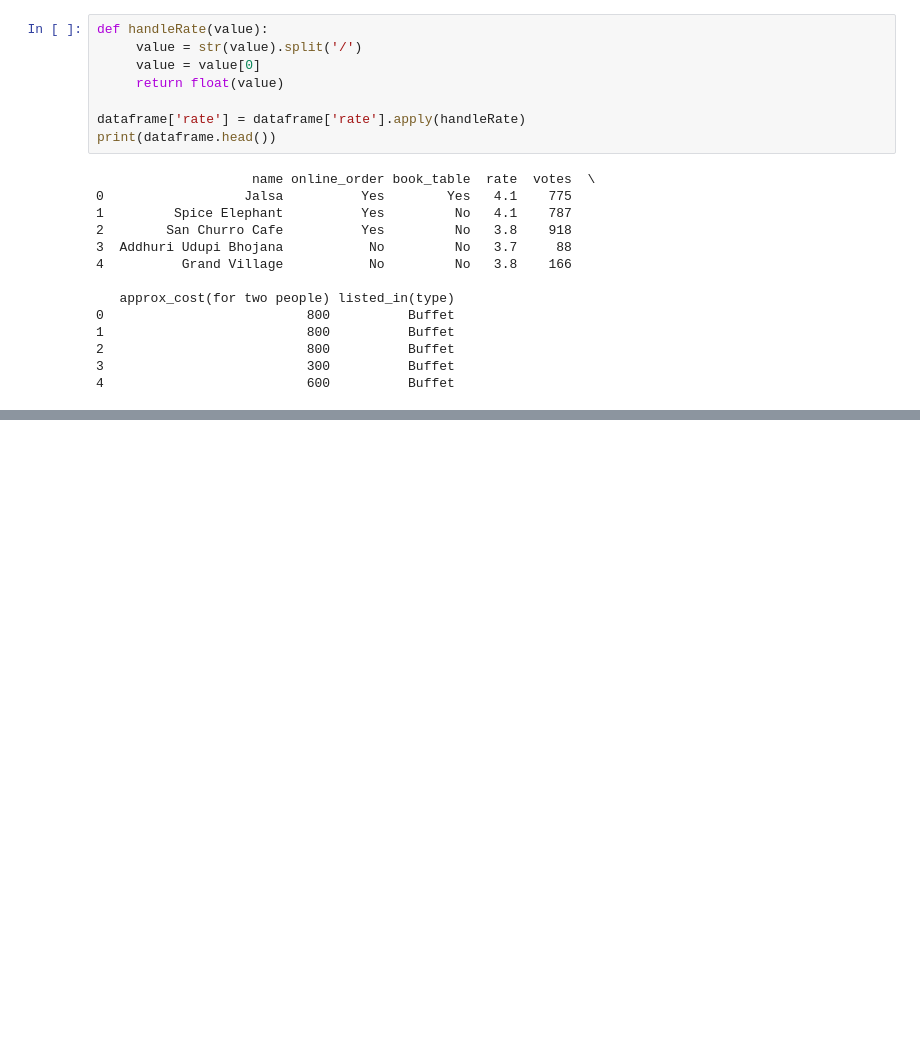
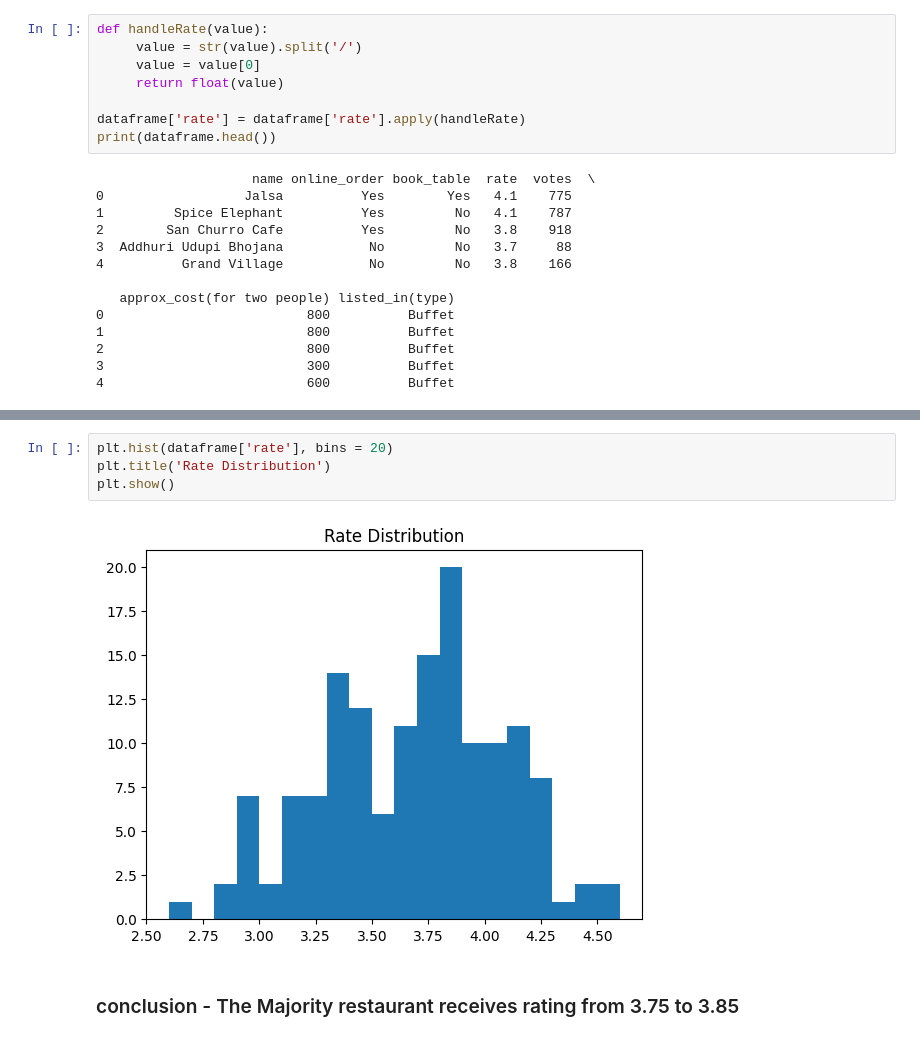
Before and after one commit to codewmanas/Zomato-Analysis, a Jupyter notebook: Zomato.ipynb, the cells around one changed output, grey strips where cells are left out. Cells and saved outputs as stored; diff of their text form; blank space fills up the shorter version.

```diff
--- a/Zomato.ipynb
+++ b/Zomato.ipynb
@@ -55,0 +117,8 @@ print(dataframe.head())
+# %%
+plt.hist(dataframe['rate'], bins = 20)
+plt.title('Rate Distribution')
+plt.show()
+# %% [output]
+[figure, added]
+# %% [markdown]
+### conclusion - The Majority restaurant receives rating from 3.75 to 3.85
```
Also changed, not shown: parts of 23 cells of this notebook, 1 other file.
